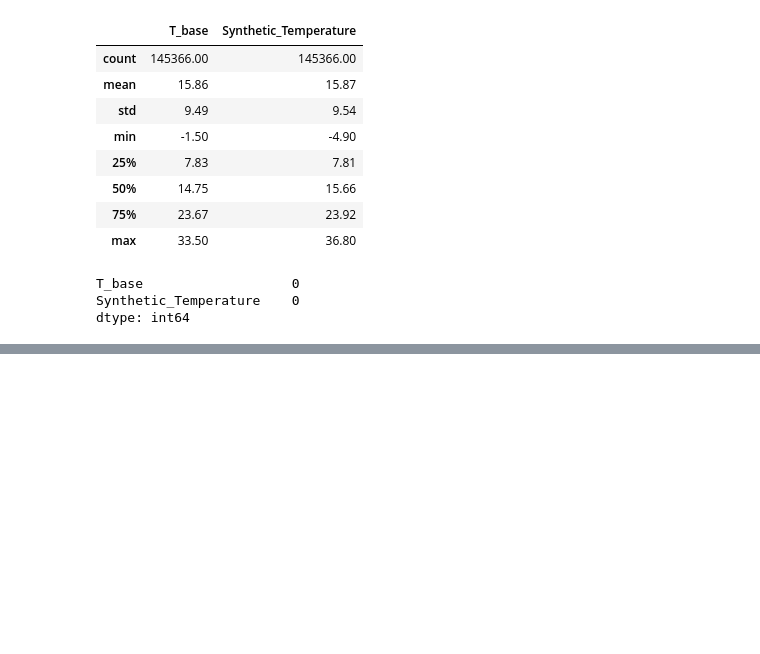
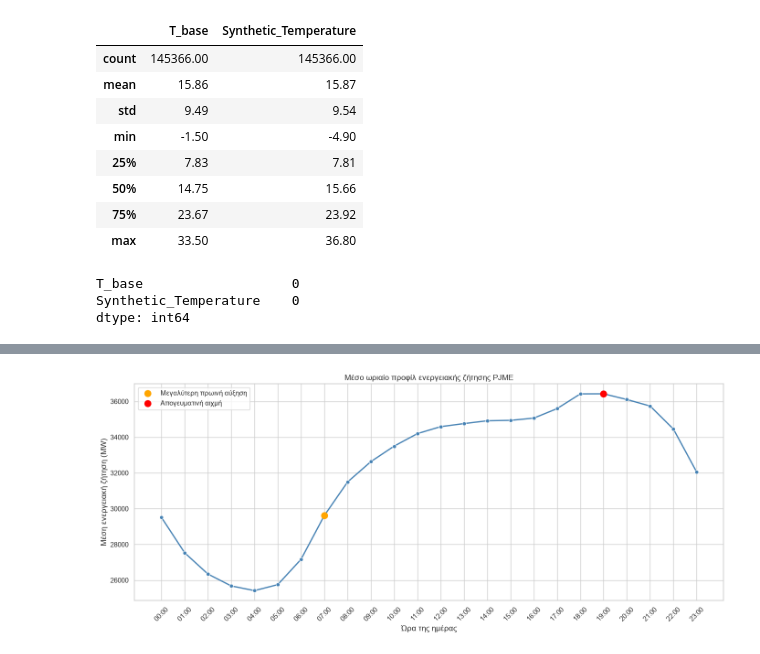
Before and after one commit to Loukas89/ML-Python-Individual-Assignment, a Jupyter notebook: Notebooks/PJME_Analysis.ipynb, the cells around one changed output, grey strips where cells are left out. Drawn from its saved outputs; the diff is of its cells as text; code cells hidden in the pictures; blank space fills up the shorter version.

```diff
--- a/Notebooks/PJME_Analysis.ipynb
+++ b/Notebooks/PJME_Analysis.ipynb
@@ -435,0 +539,97 @@ dtype: int64
+# %%
+# Υπολογίζουμε τη μέση ζήτηση για κάθε ώρα
+# χρησιμοποιώντας όλες τις ιστορικές παρατηρήσεις
+hourly_profile = (
+    df.groupby('t_hour', as_index=False)['PJME_MW']
+    .mean()
+)
+
+# Υπολογίζουμε τη μεταβολή από την προηγούμενη ώρα
+hourly_profile['Hourly_Change'] = (
+    hourly_profile['PJME_MW'].diff()
+)
+
+# Ορίζουμε την πρωινή περίοδο από 05:00 έως 12:00
+morning_profile = hourly_profile[
+    hourly_profile['t_hour'].between(5, 12)
+]
+
+# Βρίσκουμε τη μεγαλύτερη πρωινή αύξηση
+steepest_morning_ramp = morning_profile.loc[
+    morning_profile['Hourly_Change'].idxmax()
+]
+
+# Ορίζουμε την απογευματινή περίοδο από 15:00 έως 19:00
+late_afternoon_profile = hourly_profile[
+    hourly_profile['t_hour'].between(15, 19)
+]
+
+# Βρίσκουμε την υψηλότερη απογευματινή ζήτηση
+late_afternoon_peak = late_afternoon_profile.loc[
+    late_afternoon_profile['PJME_MW'].idxmax()
+]
+
+print("Αριθμός ωρών στο διάγραμμα:",
+      hourly_profile['t_hour'].nunique())
+
+print(
+    f"Μεγαλύτερη πρωινή αύξηση: "
+    f"{int(steepest_morning_ramp['t_hour']):02d}:00 "
+    f"({steepest_morning_ramp['Hourly_Change']:.2f} MW)"
+)
+
+print(
+    f"Υψηλότερη απογευματινή ζήτηση: "
+    f"{int(late_afternoon_peak['t_hour']):02d}:00 "
+    f"({late_afternoon_peak['PJME_MW']:.2f} MW)"
+)
+
+# Δημιουργούμε το ωριαίο διάγραμμα
+fig, ax = plt.subplots(figsize=(14, 6))
+
+sns.lineplot(
+    data=hourly_profile,
+    x='t_hour',
+    y='PJME_MW',
+    marker='o',
+    linewidth=2,
+    color='steelblue',
+    ax=ax
+)
+
+# Επισημαίνουμε τη μεγαλύτερη πρωινή αύξηση
+ax.scatter(
+    steepest_morning_ramp['t_hour'],
+    steepest_morning_ramp['PJME_MW'],
+    color='orange',
+    s=100,
+    label='Μεγαλύτερη πρωινή αύξηση',
+    zorder=3
+)
+
+# Επισημαίνουμε την απογευματινή αιχμή
+ax.scatter(
+    late_afternoon_peak['t_hour'],
+    late_afternoon_peak['PJME_MW'],
+    color='red',
+    s=100,
+    label='Απογευματινή αιχμή',
+    zorder=3
+)
+
+ax.set_title('Μέσο ωριαίο προφίλ ενεργειακής ζήτησης PJME')
+ax.set_xlabel('Ώρα της ημέρας')
+ax.set_ylabel('Μέση ενεργειακή ζήτηση (MW)')
+
+# Εμφανίζουμε και τις 24 ώρες
+ax.set_xticks(range(24))
+ax.set_xticklabels(
+    [f'{hour:02d}:00' for hour in range(24)],
+    rotation=45
+)
+
+ax.legend()
+
+plt.tight_layout()
+plt.show()
+# %% [output]
@@ -435,0 +639 @@ dtype: int64
+[figure, added]
```
Also changed, not shown: parts of 21 cells of this notebook.
